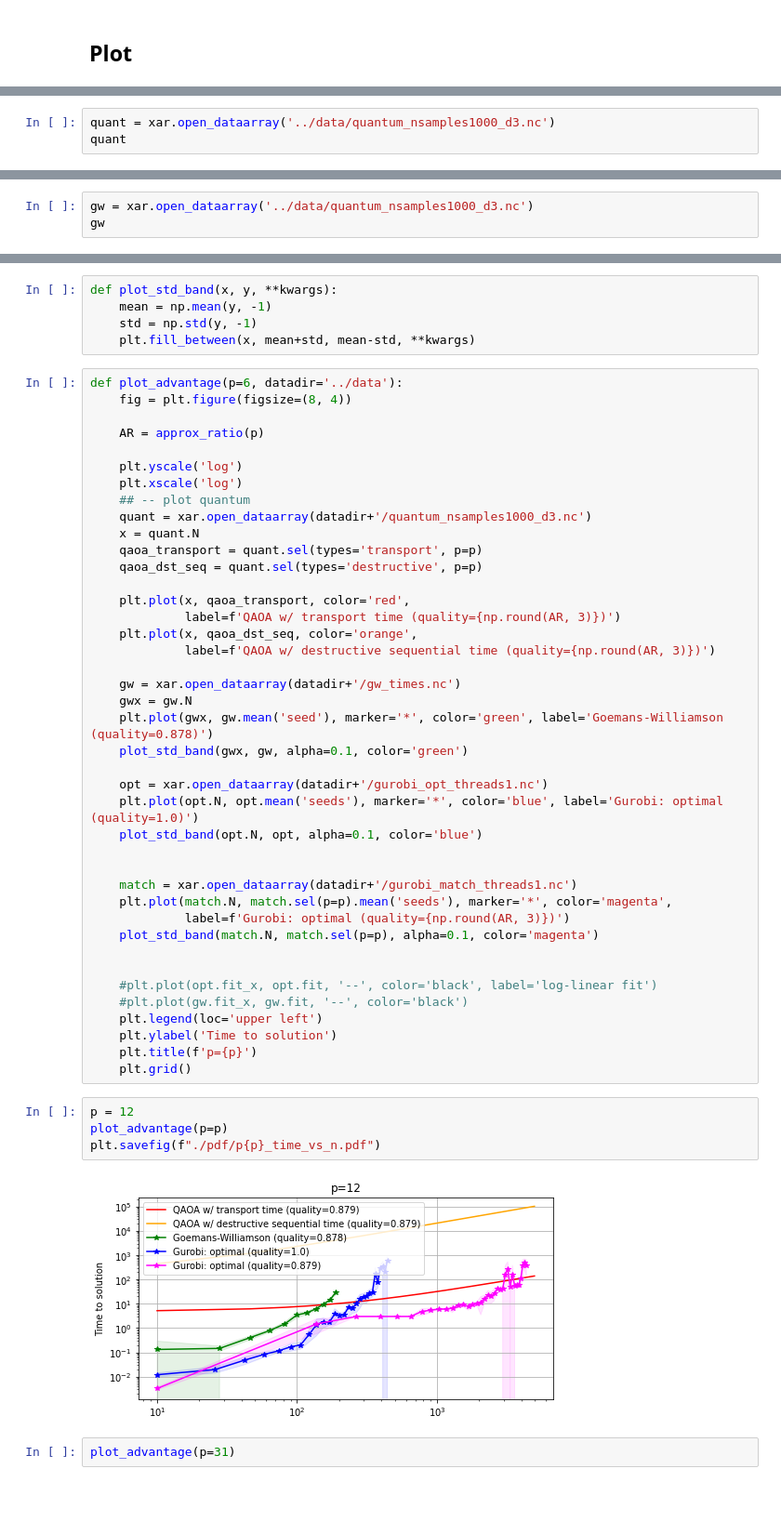
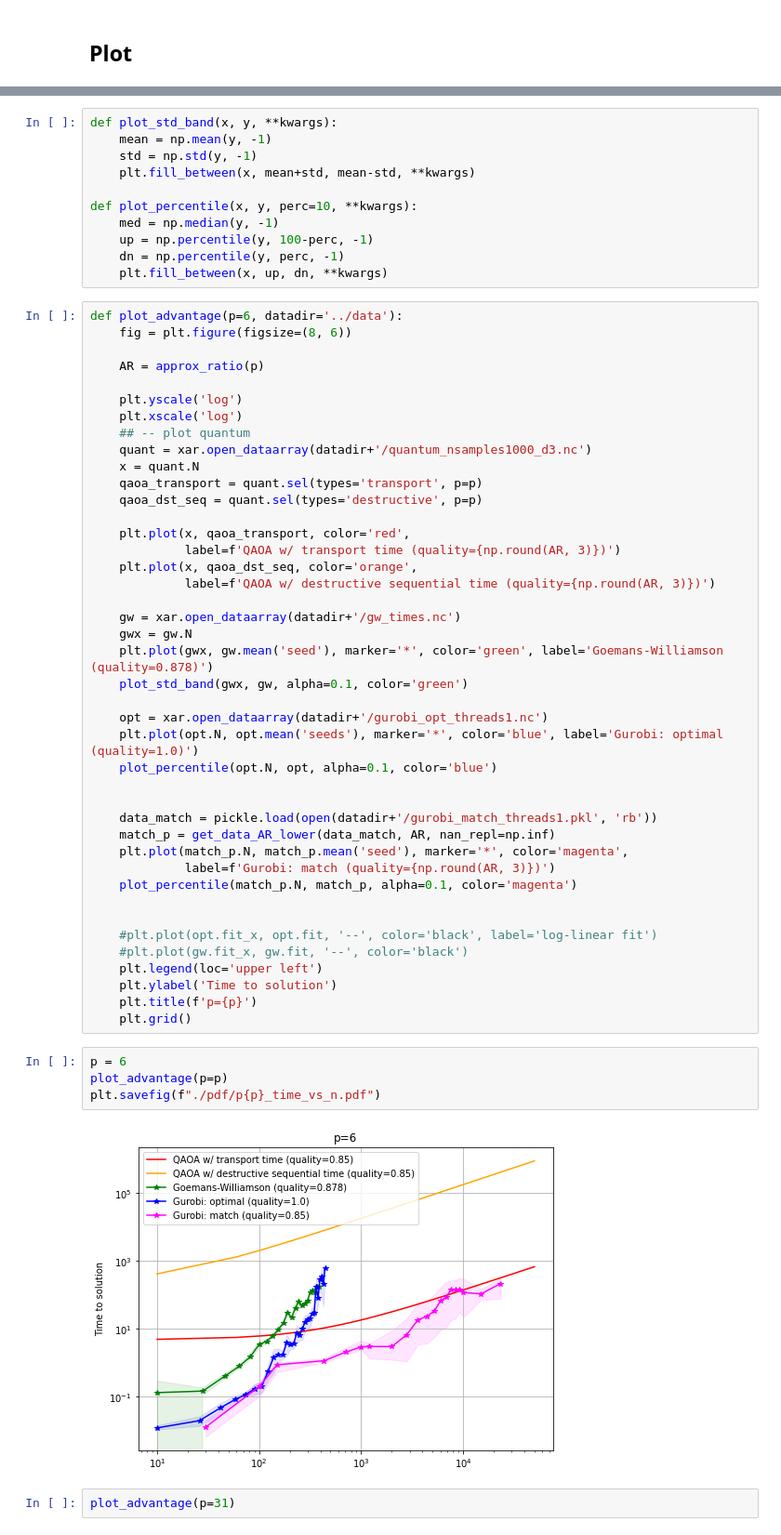
Before and after one commit to danlkv/quantum-classical-time-maxcut, a Jupyter notebook: plots/Energy efficiency.ipynb, the cells around one changed output, grey strips where cells are left out. Shown: that part at 93% size. Cells and saved outputs as stored; diff of their text form; blank space fills up the shorter version.

Commit message:
plot flip-ngh algo

```diff
--- a/plots/Energy efficiency.ipynb
+++ b/plots/Energy efficiency.ipynb
@@ -88,3 +97,0 @@ import xarray as xar
-# %%
-quant = xar.open_dataarray('../data/quantum_nsamples1000_d3.nc')
-quant
@@ -108,3 +97,0 @@ Coordinates:
-# %%
-gw = xar.open_dataarray('../data/quantum_nsamples1000_d3.nc')
-gw
@@ -130,9 +104,15 @@ def plot_std_band(x, y, **kwargs):
     mean = np.mean(y, -1)
     std = np.std(y, -1)
     plt.fill_between(x, mean+std, mean-std, **kwargs)
+
+def plot_percentile(x, y, perc=10, **kwargs):
+    med = np.median(y, -1)
+    up = np.percentile(y, 100-perc, -1)
+    dn = np.percentile(y, perc, -1)
+    plt.fill_between(x, up, dn, **kwargs)
 # %%
 def plot_advantage(p=6, datadir='../data'):
-    fig = plt.figure(figsize=(8, 4))
+    fig = plt.figure(figsize=(8, 6))
 
     AR = approx_ratio(p)
 
@@ -156,13 +136,14 @@ def plot_advantage(p=6, datadir='../data'):
 
     opt = xar.open_dataarray(datadir+'/gurobi_opt_threads1.nc')
     plt.plot(opt.N, opt.mean('seeds'), marker='*', color='blue', label='Gurobi: optimal (quality=1.0)')
-    plot_std_band(opt.N, opt, alpha=0.1, color='blue')
+    plot_percentile(opt.N, opt, alpha=0.1, color='blue')
 
 
-    match = xar.open_dataarray(datadir+'/gurobi_match_threads1.nc')
-    plt.plot(match.N, match.sel(p=p).mean('seeds'), marker='*', color='magenta',
-             label=f'Gurobi: optimal (quality={np.round(AR, 3)})')
-    plot_std_band(match.N, match.sel(p=p), alpha=0.1, color='magenta')
+    data_match = pickle.load(open(datadir+'/gurobi_match_threads1.pkl', 'rb'))
+    match_p = get_data_AR_lower(data_match, AR, nan_repl=np.inf)
+    plt.plot(match_p.N, match_p.mean('seed'), marker='*', color='magenta',
+             label=f'Gurobi: match (quality={np.round(AR, 3)})')
+    plot_percentile(match_p.N, match_p, alpha=0.1, color='magenta')
 
 
     #plt.plot(opt.fit_x, opt.fit, '--', color='black', label='log-linear fit')
@@ -172,11 +153,11 @@ def plot_advantage(p=6, datadir='../data'):
     plt.title(f'p={p}')
     plt.grid()
 # %%
-p = 12
+p = 6
 plot_advantage(p=p)
 plt.savefig(f"./pdf/p{p}_time_vs_n.pdf")
 # %% [output]
-[figure, old version]
+[figure, new version]
 # %%
 plot_advantage(p=31)
 # %% [output]
```
Also changed, not shown: parts of 6 cells of this notebook, 4 other files.
